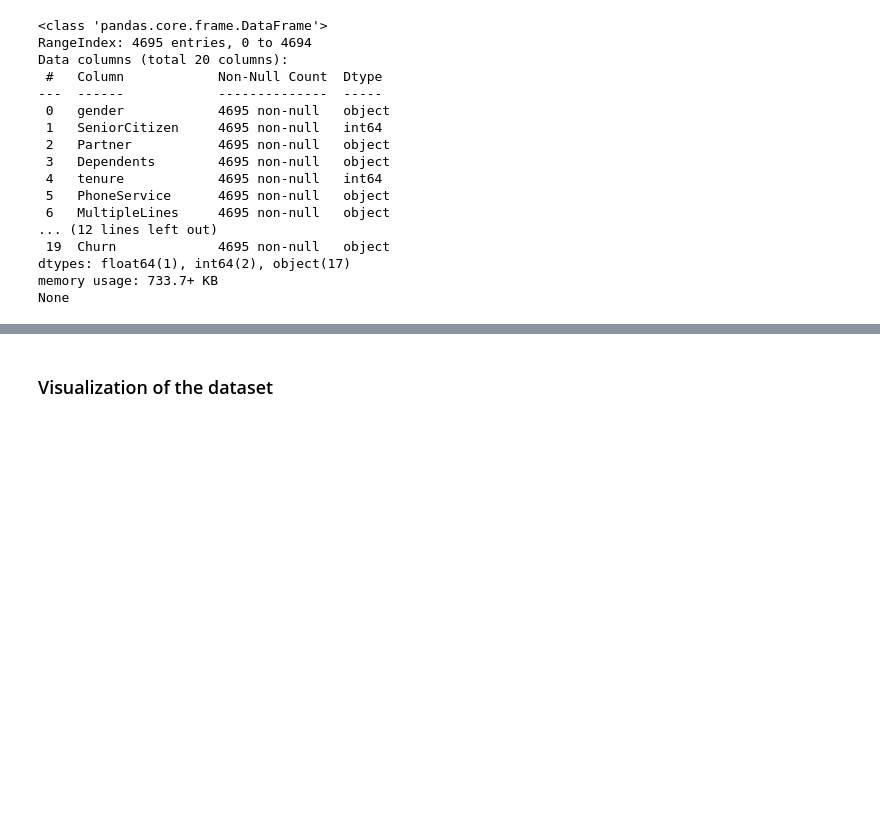
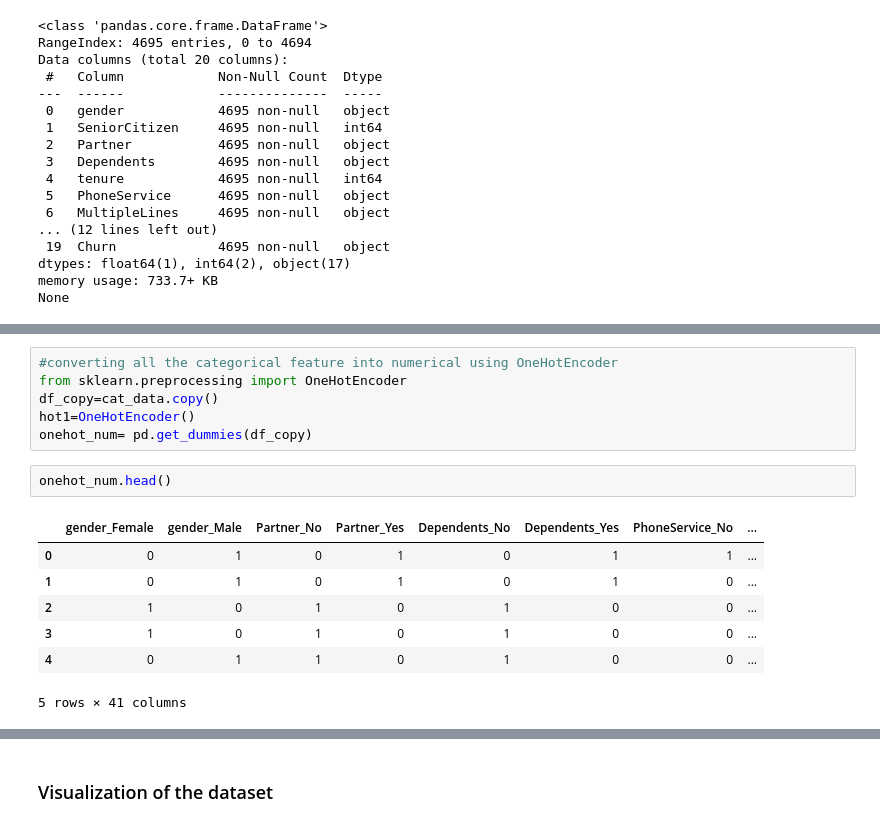
Before and after one commit to pgupta119/Churn-Problem, a Jupyter notebook: Churn problem.ipynb, the cells around one changed output, grey strips where cells are left out. Saved outputs shown, nothing was run; the diff lists cells and outputs as text; blank space fills up the shorter version.

```diff
--- a/Churn problem.ipynb
+++ b/Churn problem.ipynb
@@ -67,3 +76,19 @@ cat_data_update.head()
 | 2 | Female | No | No | Yes | Yes | 'Fiber optic' | No | ... |
 | 3 | Female | No | No | Yes | No | DSL | Yes | ... |
 | 4 | Male | No | No | Yes | No | No | 'No internet service' | ... |
+# %%
+#converting all the categorical feature into numerical using OneHotEncoder
+from sklearn.preprocessing import OneHotEncoder
+df_copy=cat_data.copy()
+hot1=OneHotEncoder()
+onehot_num= pd.get_dummies(df_copy)
+# %%
+onehot_num.head()
+# %% [output]
+|  | gender_Female | gender_Male | Partner_No | Partner_Yes | Dependents_No | Dependents_Yes | PhoneService_No | ... |
+| 0 | 0 | 1 | 0 | 1 | 0 | 1 | 1 | ... |
+| 1 | 0 | 1 | 0 | 1 | 0 | 1 | 0 | ... |
+| 2 | 1 | 0 | 1 | 0 | 1 | 0 | 0 | ... |
+| 3 | 1 | 0 | 1 | 0 | 1 | 0 | 0 | ... |
+| 4 | 0 | 1 | 1 | 0 | 1 | 0 | 0 | ... |
+5 rows × 41 columns
```
Also changed, not shown: parts of 50 cells of this notebook.
